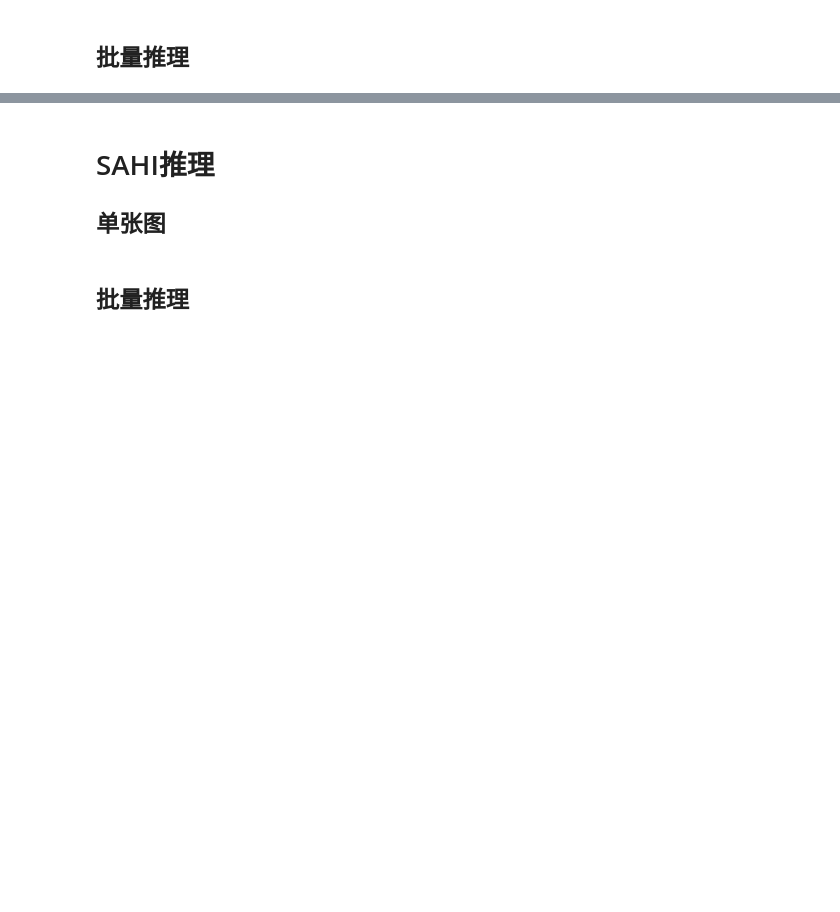
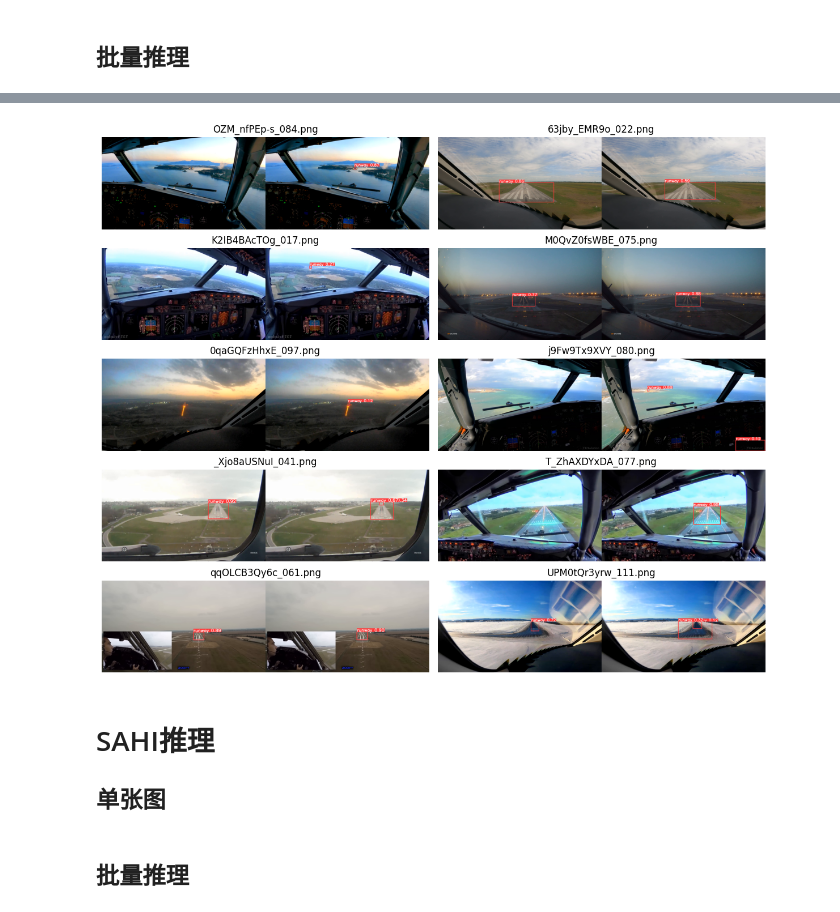
Before and after one commit to flywithliye/lard-detection, a Jupyter notebook: exp_ultra_yolov8_infer.ipynb, the cells around one changed output, grey strips where cells are left out. Cells and saved outputs as stored; diff of their text form; code cells hidden in the pictures; blank space fills up the shorter version.

```diff
--- a/exp_ultra_yolov8_infer.ipynb
+++ b/exp_ultra_yolov8_infer.ipynb
@@ -130,27 +131,22 @@ from PIL import Image
 import concurrent.futures
 from tqdm import tqdm
 
-# Define paths
-path1 = 'runs/detect/base/pred_test_real_edge'
-path2 = 'runs/detect/proposed/pred_test_real_edge'
 
-# Verify the existence of directories
-if not os.path.exists(path1):
-    raise FileNotFoundError(f"The directory {path1} does not exist.")
-if not os.path.exists(path2):
-    raise FileNotFoundError(f"The directory {path2} does not exist.")
+# 路径定义
+data_type = 'test_real_edge'
+path1 = f'{project}/vis/{data_type}/base'
+path2 = f'{project}/vis/{data_type}/proposed_finetune_6403'
 
-# Get list of files in both directories
+# 都存在的文件
 files1 = set(os.listdir(path1))
 files2 = set(os.listdir(path2))
-
-# Find common files
 common_files = files1.intersection(files2)
 
-# Output directory
-output_dir = 'concatenated_images'
+# 输出路径
+output_dir = f'{project}/vis/{data_type}/concatenated_images'
 os.makedirs(output_dir, exist_ok=True)
 
+# 水平拼接图像
 def concatenate_images(file):
     img1 = Image.open(os.path.join(path1, file))
     img2 = Image.open(os.path.join(path2, file))
@@ -172,9 +168,32 @@ def concatenate_images(file):
     new_img.save(os.path.join(output_dir, file))
     return file
 
-# Use ThreadPoolExecutor to parallelize the process and tqdm for progress bar
+# 并行合并
 with concurrent.futures.ThreadPoolExecutor() as executor:
     results = list(tqdm(executor.map(concatenate_images, common_files), total=len(common_files)))
+# %%
+import os
+import random
+import matplotlib.pyplot as plt
+
+# 随机选择10张图片
+png_files = [os.path.join(output_dir, file) for file in os.listdir(output_dir)]
+selected_files = random.sample(png_files, 10)
+
+# 读取并显示图片
+fig, axes = plt.subplots(5, 2, figsize=(12, 10))
+axes = axes.flatten()
+
+for ax, img_path in zip(axes, selected_files):
+    img = plt.imread(img_path)
+    ax.imshow(img)
+    ax.axis('off')
+    ax.set_title(os.path.basename(img_path))
+
+plt.tight_layout()
+plt.show()
+# %% [output]
+[figure, added]
 # %% [markdown]
 # SAHI推理
 ## 单张图
```
Also changed, not shown: parts of 3 cells of this notebook, 21 other files.
